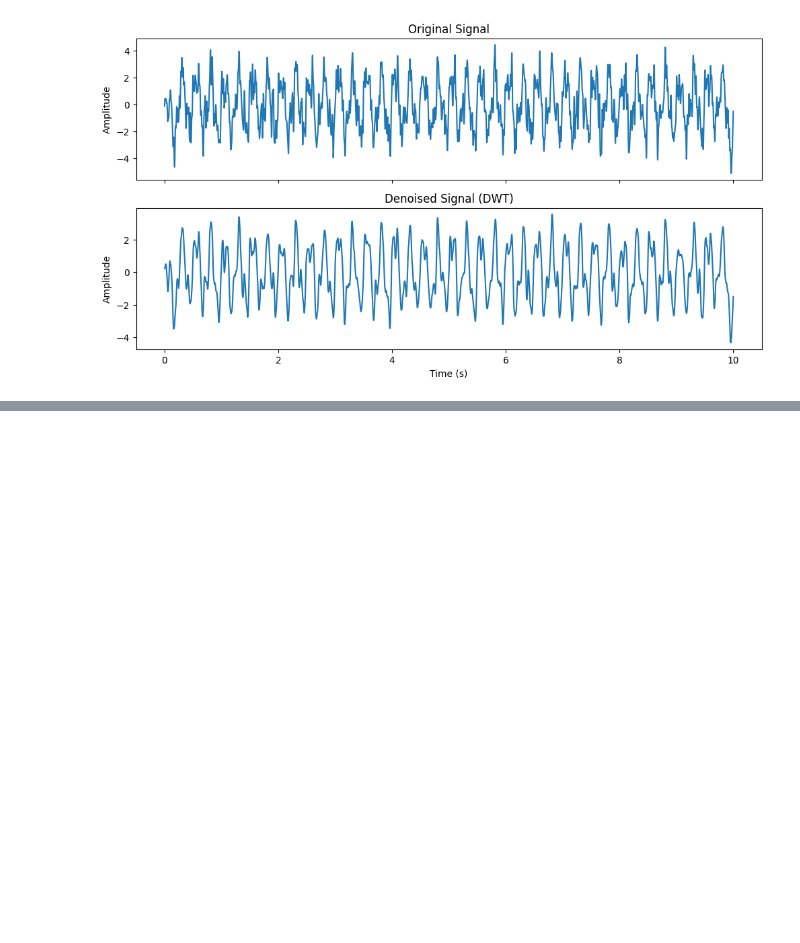
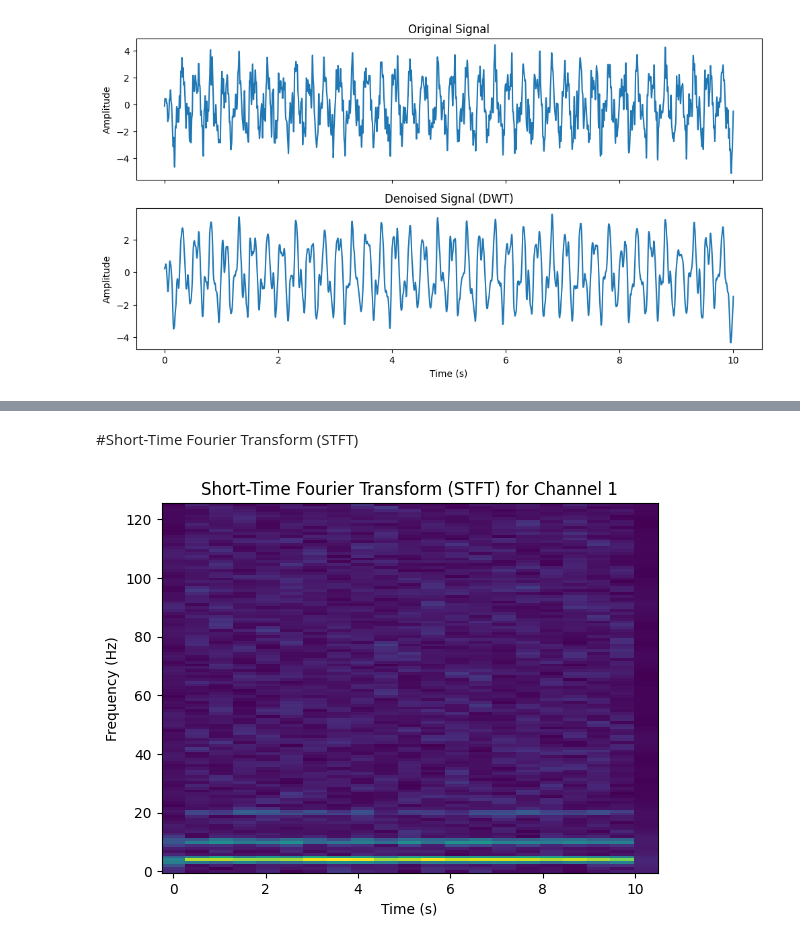
Before and after one commit to vinkrishna/ExpandingSenses, a Jupyter notebook: Chapter3.ipynb, the cells around one changed output, grey strips where cells are left out. Saved outputs shown, nothing was run; the diff lists cells and outputs as text; code cells hidden in the pictures; blank space fills up the shorter version.

```diff
--- a/Chapter3.ipynb
+++ b/Chapter3.ipynb
@@ -796,0 +803,19 @@ plt.show()
+# %% [markdown]
+#Short-Time Fourier Transform (STFT)
+# %%
+from scipy.signal import stft
+
+# Compute the Short-Time Fourier Transform for each channel
+stft_data = []
+for i in range(num_channels):
+    _, _, Zxx = stft(eeg_data[i], fs=fs, nperseg=256, noverlap=128)
+    stft_data.append(np.abs(Zxx))
+
+# Plot the Short-Time Fourier Transform for channel 1
+plt.pcolormesh(t_stft, f_stft, stft_data[0], shading='auto')
+plt.xlabel('Time (s)')
+plt.ylabel('Frequency (Hz)')
+plt.title('Short-Time Fourier Transform (STFT) for Channel 1')
+plt.show()
+# %% [output]
+[figure, added]
```
Also changed, not shown: parts of 21 cells of this notebook.
